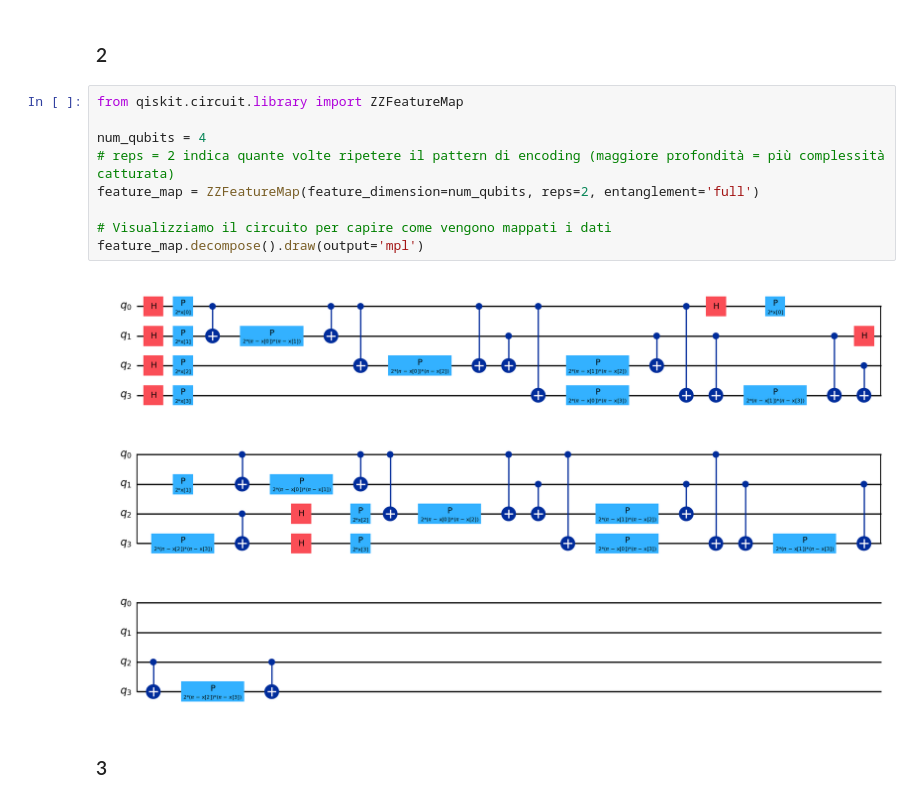
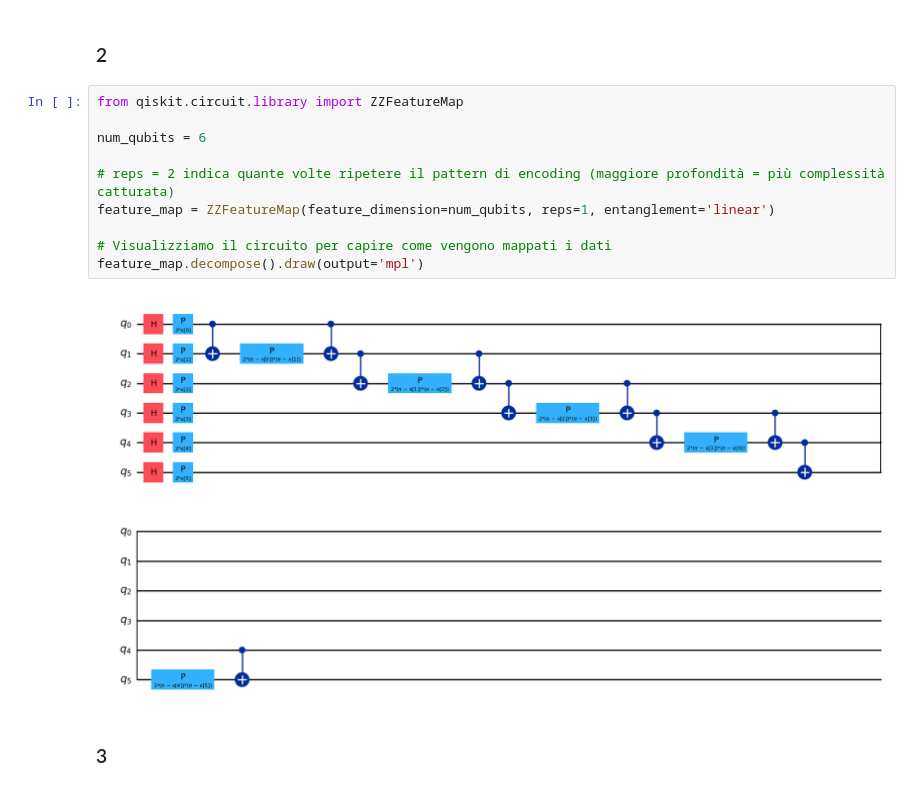
Before and after one commit to MattiaGallucci/HeisenBank, a Jupyter notebook: qml.ipynb, the cells around one changed output. Cells and saved outputs as stored; diff of their text form.

```diff
--- a/qml.ipynb
+++ b/qml.ipynb
@@ -49,14 +135,15 @@ Dataset pronto. Feature: ['credit_risk_score', 'proposed_credit_limit', 'device_
 # %%
 from qiskit.circuit.library import ZZFeatureMap
 
-num_qubits = 4
+num_qubits = 6
+
 # reps = 2 indica quante volte ripetere il pattern di encoding (maggiore profondità = più complessità catturata)
-feature_map = ZZFeatureMap(feature_dimension=num_qubits, reps=2, entanglement='full')
+feature_map = ZZFeatureMap(feature_dimension=num_qubits, reps=1, entanglement='linear')
 
 # Visualizziamo il circuito per capire come vengono mappati i dati
 feature_map.decompose().draw(output='mpl')
 # %% [output]
-[figure, old version]
+[figure, new version]
 # %% [markdown]
 ### 3
 # %% [markdown]
```
Also changed, not shown: parts of 13 cells of this notebook, 1 other file.
